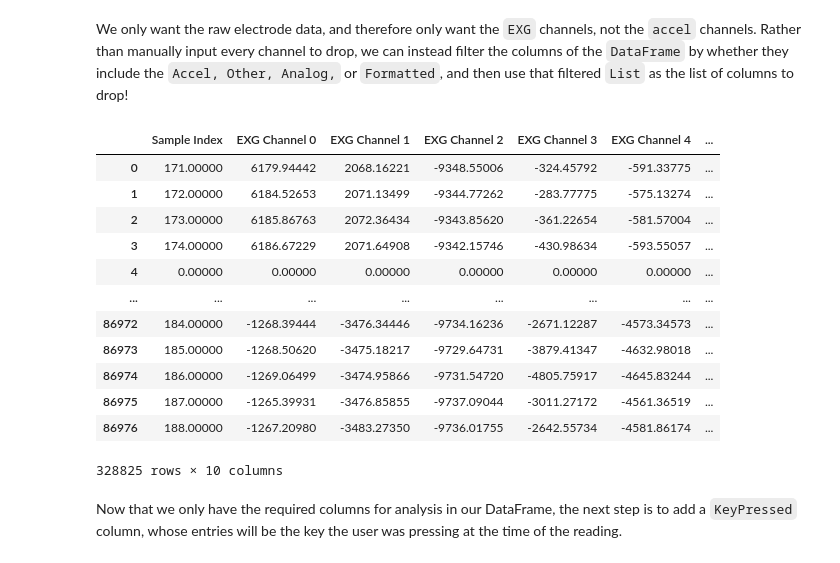
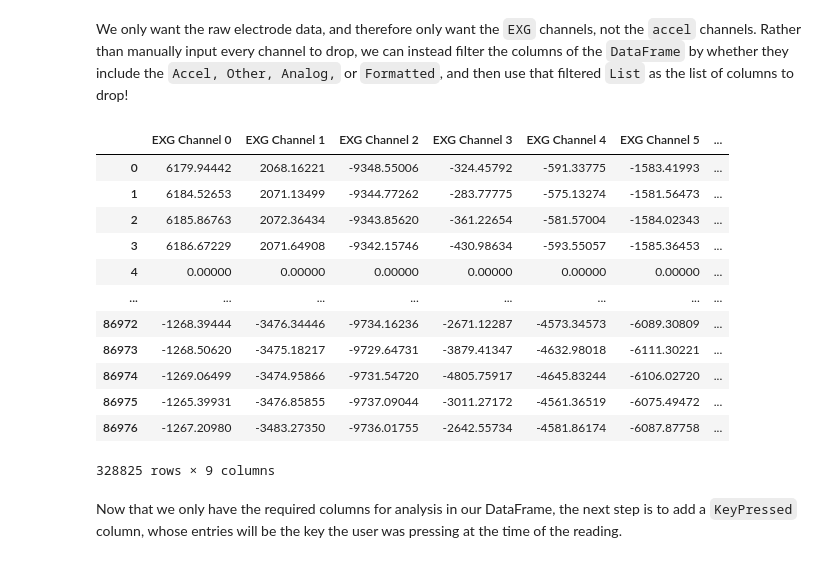
Before and after one commit to Carly-Freedman/Final-Project-Cogs-189, a Jupyter notebook: DataWrangling.ipynb, the cells around one changed output. Cells and saved outputs as stored; diff of their text form; code cells hidden in the pictures.

```diff
--- a/DataWrangling.ipynb
+++ b/DataWrangling.ipynb
@@ -40,46 +52,46 @@ We only want the raw electrode data, and therefore only want the `EXG` channels,
 # %%
 eeg_cols_raw = eeg_data.columns # Read DataFrame columns into List
 
-DISALLOWED_PHRASES = ['Accel', 'Other', 'Analog', 'Formatted'] # List of keywords not allowed in columns
+DISALLOWED_PHRASES = ['Accel', 'Other', 'Analog', 'Formatted', 'Sample'] # List of keywords not allowed in columns
 
 eeg_cols_filtered = [] # Final Column list
 
 for col in eeg_cols_raw: # For each column
     append = False
     for phrase in DISALLOWED_PHRASES: # For each phrase in the list
         if phrase in col: # If that phrase is in the column string
             append = True
             break
     if append:
         eeg_cols_filtered.append(col)
 
 
 eeg_data = eeg_data.drop(eeg_cols_filtered, axis=1) # Drop unnecessary columns
 
 stripped_cols = []
 
 for col in eeg_data.columns:
     stripped_cols.append(col.lstrip()) # Get rid of beginning space
 
 eeg_data.columns = stripped_cols # Set columns
 
 # eeg_data['Timestamp'] -= 28800
 
 eeg_data
 # %% [output]
-|  | Sample Index | EXG Channel 0 | EXG Channel 1 | EXG Channel 2 | EXG Channel 3 | EXG Channel 4 | ... |
-| 0 | 171.00000 | 6179.94442 | 2068.16221 | -9348.55006 | -324.45792 | -591.33775 | ... |
-| 1 | 172.00000 | 6184.52653 | 2071.13499 | -9344.77262 | -283.77775 | -575.13274 | ... |
-| 2 | 173.00000 | 6185.86763 | 2072.36434 | -9343.85620 | -361.22654 | -581.57004 | ... |
-| 3 | 174.00000 | 6186.67229 | 2071.64908 | -9342.15746 | -430.98634 | -593.55057 | ... |
+|  | EXG Channel 0 | EXG Channel 1 | EXG Channel 2 | EXG Channel 3 | EXG Channel 4 | EXG Channel 5 | ... |
+| 0 | 6179.94442 | 2068.16221 | -9348.55006 | -324.45792 | -591.33775 | -1583.41993 | ... |
+| 1 | 6184.52653 | 2071.13499 | -9344.77262 | -283.77775 | -575.13274 | -1581.56473 | ... |
+| 2 | 6185.86763 | 2072.36434 | -9343.85620 | -361.22654 | -581.57004 | -1584.02343 | ... |
+| 3 | 6186.67229 | 2071.64908 | -9342.15746 | -430.98634 | -593.55057 | -1585.36453 | ... |
 | 4 | 0.00000 | 0.00000 | 0.00000 | 0.00000 | 0.00000 | 0.00000 | ... |
 | ... | ... | ... | ... | ... | ... | ... | ... |
-| 86972 | 184.00000 | -1268.39444 | -3476.34446 | -9734.16236 | -2671.12287 | -4573.34573 | ... |
-| 86973 | 185.00000 | -1268.50620 | -3475.18217 | -9729.64731 | -3879.41347 | -4632.98018 | ... |
-| 86974 | 186.00000 | -1269.06499 | -3474.95866 | -9731.54720 | -4805.75917 | -4645.83244 | ... |
-| 86975 | 187.00000 | -1265.39931 | -3476.85855 | -9737.09044 | -3011.27172 | -4561.36519 | ... |
-| 86976 | 188.00000 | -1267.20980 | -3483.27350 | -9736.01755 | -2642.55734 | -4581.86174 | ... |
+| 86972 | -1268.39444 | -3476.34446 | -9734.16236 | -2671.12287 | -4573.34573 | -6089.30809 | ... |
+| 86973 | -1268.50620 | -3475.18217 | -9729.64731 | -3879.41347 | -4632.98018 | -6111.30221 | ... |
+| 86974 | -1269.06499 | -3474.95866 | -9731.54720 | -4805.75917 | -4645.83244 | -6106.02720 | ... |
+| 86975 | -1265.39931 | -3476.85855 | -9737.09044 | -3011.27172 | -4561.36519 | -6075.49472 | ... |
+| 86976 | -1267.20980 | -3483.27350 | -9736.01755 | -2642.55734 | -4581.86174 | -6087.87758 | ... |
-328825 rows × 10 columns
+328825 rows × 9 columns
 # %% [markdown]
 Now that we only have the required columns for analysis in our DataFrame, the next step is to add a `KeyPressed` column, whose entries will be the key the user was pressing at the time of the reading.
 # %% [markdown]
```
Also changed, not shown: parts of 12 cells of this notebook, 4 other files.
